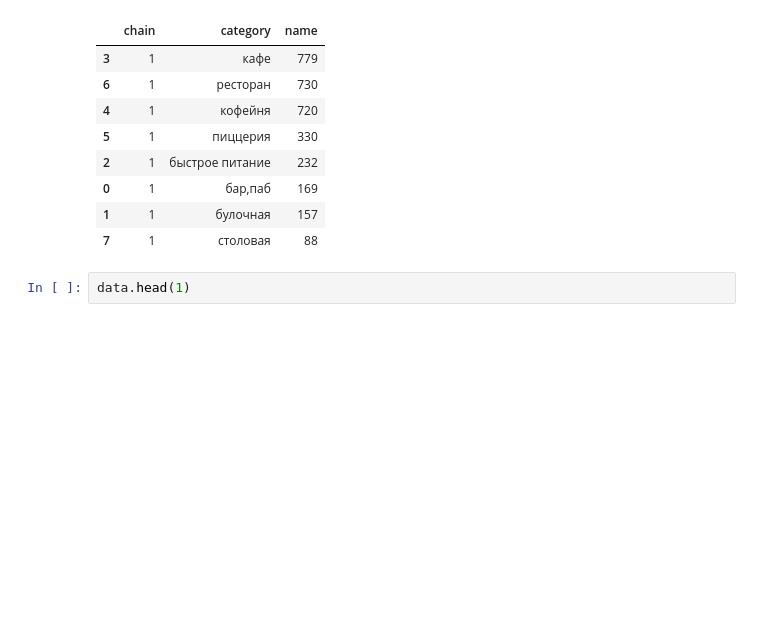
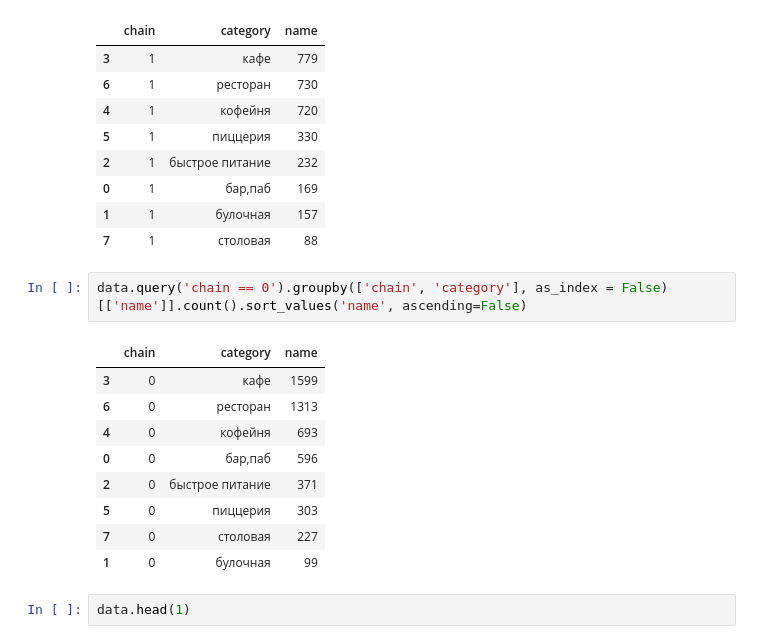
Before and after one commit to akirionenko/research-of-the-public-catering-market-in-Moscow-, a Jupyter notebook: проект_11.ipynb, the cells around one changed output. Cells and saved outputs as stored; diff of their text form; blank space fills up the shorter version.

```diff
--- a/проект_11.ipynb
+++ b/проект_11.ipynb
@@ -222,6 +234,18 @@ data.query('chain == 1').groupby(['chain', 'category'], as_index = False)[['name
 | 0 | 1 | бар,паб | 169 |
 | 1 | 1 | булочная | 157 |
 | 7 | 1 | столовая | 88 |
+# %%
+data.query('chain == 0').groupby(['chain', 'category'], as_index = False)[['name']].count().sort_values('name', ascending=False)
+# %% [output]
+|  | chain | category | name |
+| 3 | 0 | кафе | 1599 |
+| 6 | 0 | ресторан | 1313 |
+| 4 | 0 | кофейня | 693 |
+| 0 | 0 | бар,паб | 596 |
+| 2 | 0 | быстрое питание | 371 |
+| 5 | 0 | пиццерия | 303 |
+| 7 | 0 | столовая | 227 |
+| 1 | 0 | булочная | 99 |
 # %%
 data.head(1)
 # %% [output]
```
Also changed, not shown: parts of 2 cells of this notebook.
